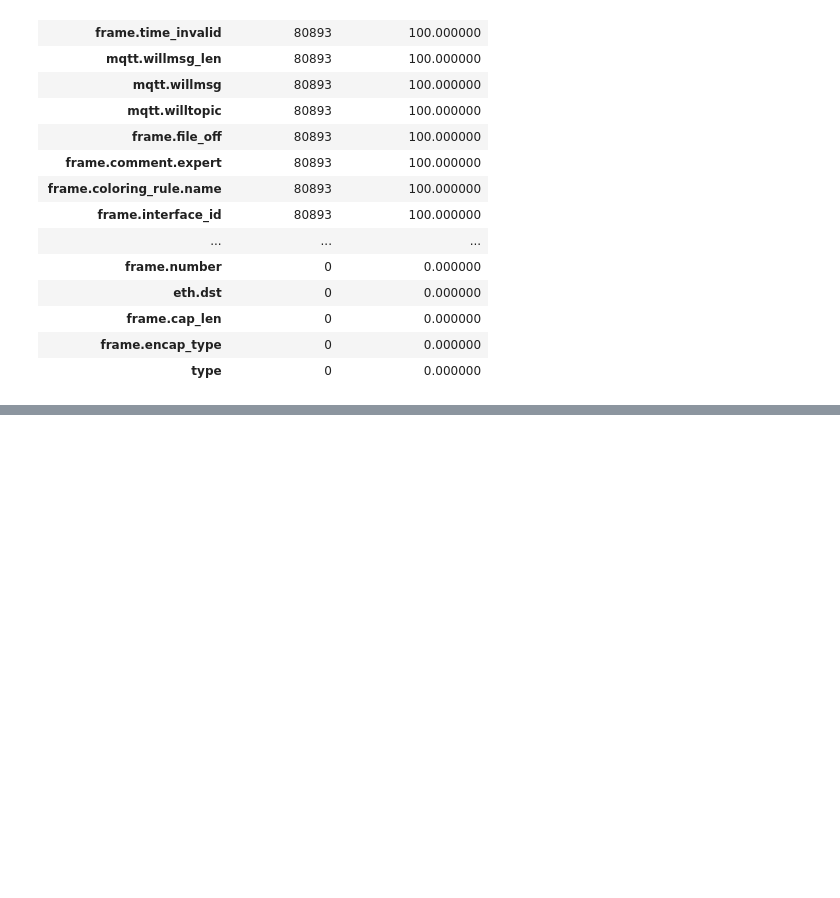
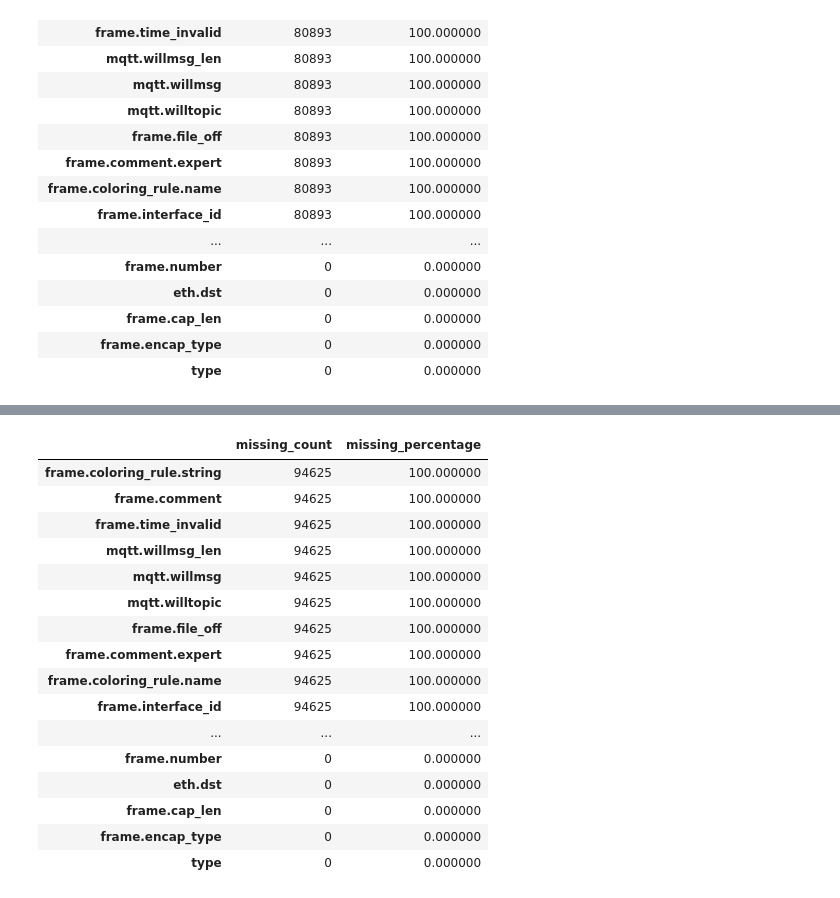
Before and after one commit to William-SWS/mqtt_exploration, a Jupyter notebook: notebooks/01_eda.ipynb, the cells around one changed output, grey strips where cells are left out. Drawn from its saved outputs; the diff is of its cells as text; code cells hidden in the pictures; blank space fills up the shorter version.

```diff
--- a/notebooks/01_eda.ipynb
+++ b/notebooks/01_eda.ipynb
@@ -274,0 +304,29 @@ with pd.option_context("display.max_rows", None):
+# %%
+dos_missing_summary = (
+    pd.DataFrame({
+        "missing_count": df_dos.isna().sum(),
+        "missing_percentage": df_dos.isna().mean().mul(100),
+    })
+    .sort_values("missing_percentage", ascending=False)
+)
+
+with pd.option_context("display.max_rows", None):
+    display(dos_missing_summary)
+# %% [output]
+|  | missing_count | missing_percentage |
+| frame.coloring_rule.string | 94625 | 100.000000 |
+| frame.comment | 94625 | 100.000000 |
+| frame.time_invalid | 94625 | 100.000000 |
+| mqtt.willmsg_len | 94625 | 100.000000 |
+| mqtt.willmsg | 94625 | 100.000000 |
+| mqtt.willtopic | 94625 | 100.000000 |
+| frame.file_off | 94625 | 100.000000 |
+| frame.comment.expert | 94625 | 100.000000 |
+| frame.coloring_rule.name | 94625 | 100.000000 |
+| frame.interface_id | 94625 | 100.000000 |
+| ... | ... | ... |
+| frame.number | 0 | 0.000000 |
+| eth.dst | 0 | 0.000000 |
+| frame.cap_len | 0 | 0.000000 |
+| frame.encap_type | 0 | 0.000000 |
+| type | 0 | 0.000000 |
```
Also changed, not shown: parts of 1 cell of this notebook, 2 other files.
